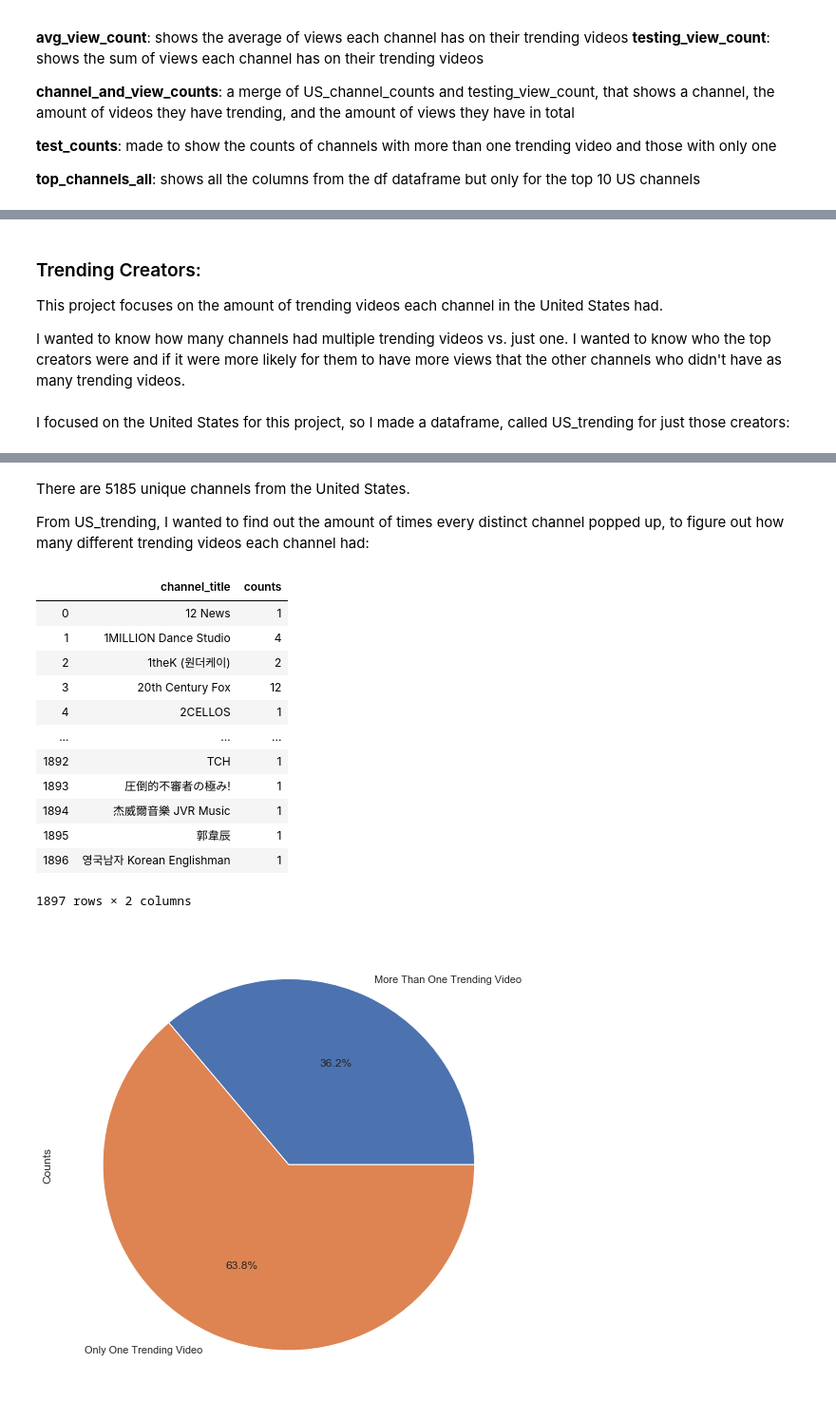
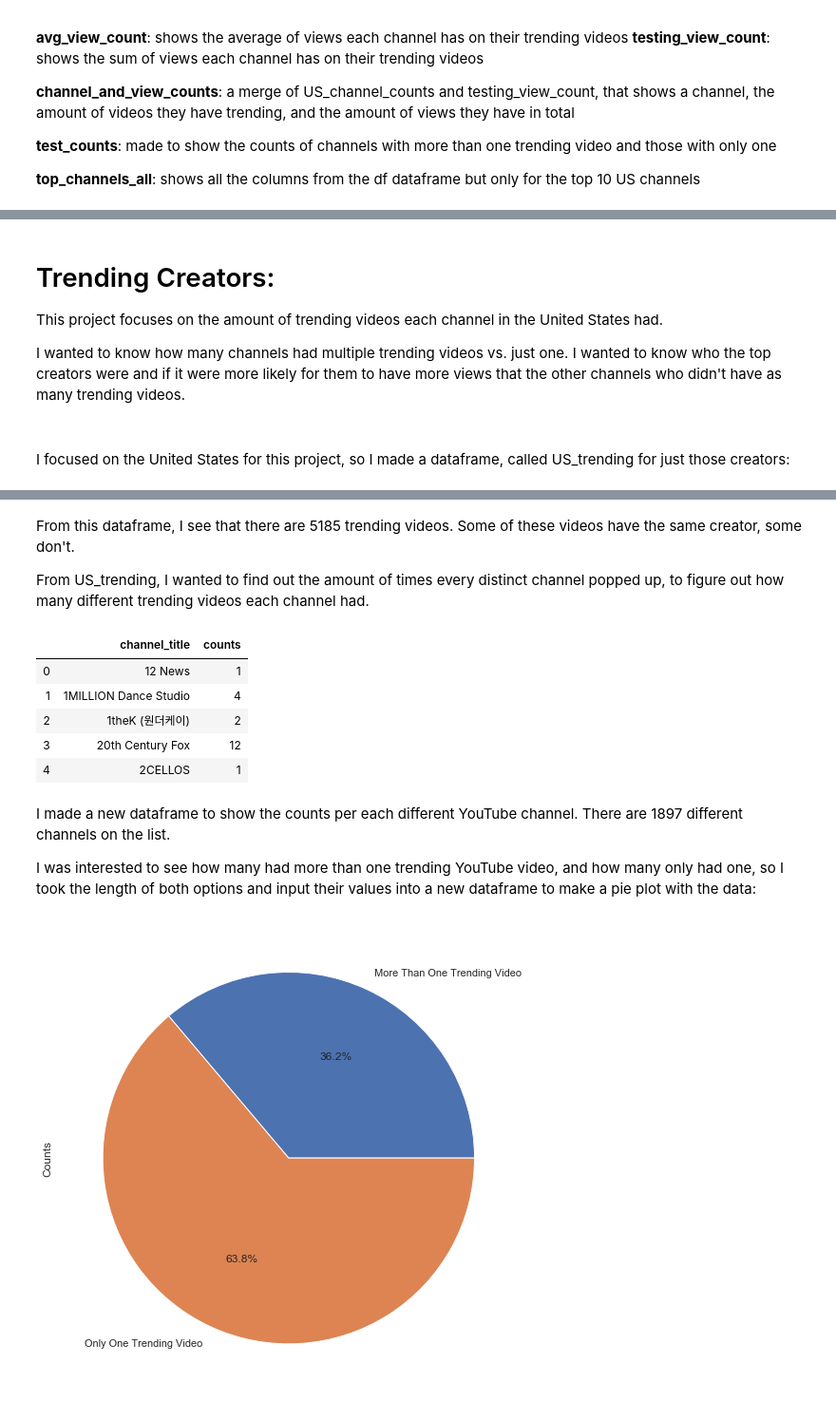
Before and after one commit to Carlene/youtube_trending, a Jupyter notebook: trending_creators.ipynb, the cells around one changed output, grey strips where cells are left out. Shown: that part at 95% size. Cells and saved outputs as stored; diff of their text form; code cells hidden in the pictures.

```diff
--- a/trending_creators.ipynb
+++ b/trending_creators.ipynb
@@ -58,9 +41,10 @@ __top_channels_all__: shows all the columns from the df dataframe but only for t
 # %% [markdown]
-### Trending Creators:
+# Trending Creators:
 This project focuses on the amount of trending videos each channel in the United States had.
 
 I wanted to know how many channels had multiple trending videos vs. just one. I wanted to know who the top creators were and if it were more likely for them to have more views that the other channels who didn't have as many trending videos.
 # %% [markdown]
+###
 I focused on the United States for this project, so I made a dataframe, called US_trending for just those creators:
 # %%
 # series with indicies who's country column is compared against my argument 'US', and given a True or False
@@ -78,25 +62,24 @@ US_trending.head()
 | 313 | agKDPntMv-E | 2017-11-14 | Stephen A. Smith slams the Philad... | ESPN | 17 | Sports | 2017-11-08 | 15:59:06 | ... |
 | 314 | Xl38SuxyrgM | 2017-11-14 | STEPH CURRY and OMRI CASSPI, post... | LetsGoWarriors | 17 | Sports | 2017-11-09 | 07:27:32 | ... |
 # %% [markdown]
-There are 5185 unique channels from the United States.
+From this dataframe, I see that there are 5185 trending videos. Some of these videos have the same creator, some don't.
 
-From US_trending, I wanted to find out the amount of times every distinct channel popped up, to figure out how many different trending videos each channel had:
+From US_trending, I wanted to find out the amount of times every distinct channel popped up, to figure out how many different trending videos each channel had.
 # %%
 # Counts of trending videos per US channel_title
 US_channel_counts = US_trending.groupby(['channel_title']).size().reset_index(name='counts')
 
-US_channel_counts
+# Channels with only one trending video
+len(US_channel_counts.loc[US_channel_counts['counts'] == 1])
+
+# Channels with more than one trending video
+len(US_channel_counts.loc[US_channel_counts['counts'] > 1])
+
+US_channel_counts.head()
 # %% [output]
 |  | channel_title | counts |
 | 0 | 12 News | 1 |
 | 1 | 1MILLION Dance Studio | 4 |
 | 2 | 1theK (원더케이) | 2 |
 | 3 | 20th Century Fox | 12 |
 | 4 | 2CELLOS | 1 |
-| ... | ... | ... |
-| 1892 | ТСН | 1 |
-| 1893 | 圧倒的不審者の極み! | 1 |
-| 1894 | 杰威爾音樂 JVR Music | 1 |
-| 1895 | 郭韋辰 | 1 |
-| 1896 | 영국남자 Korean Englishman | 1 |
-1897 rows × 2 columns
@@ -106 +86,5 @@ US_sorted_counts = US_channel_counts.sort_values(by=['counts'], ascending=False)
+# %% [markdown]
+I made a new dataframe to show the counts per each different YouTube channel. There are 1897 different channels on the list.
+
+I was interested to see how many had more than one trending YouTube video, and how many only had one, so I took the length of both options and input their values into a new dataframe to make a pie plot with the data:
 # %%
```
Also changed, not shown: parts of 18 cells of this notebook.
